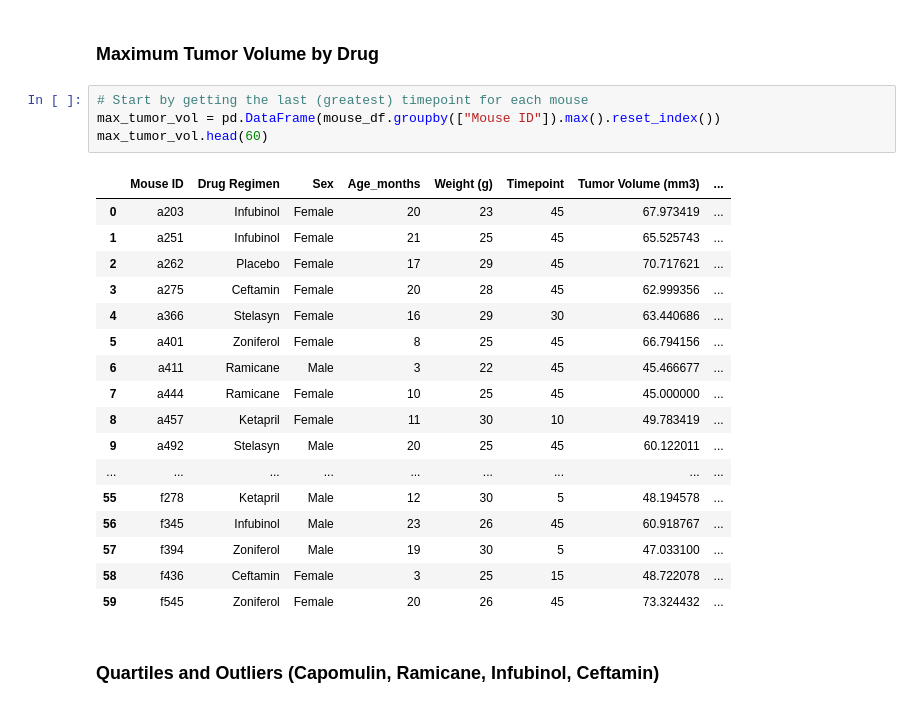
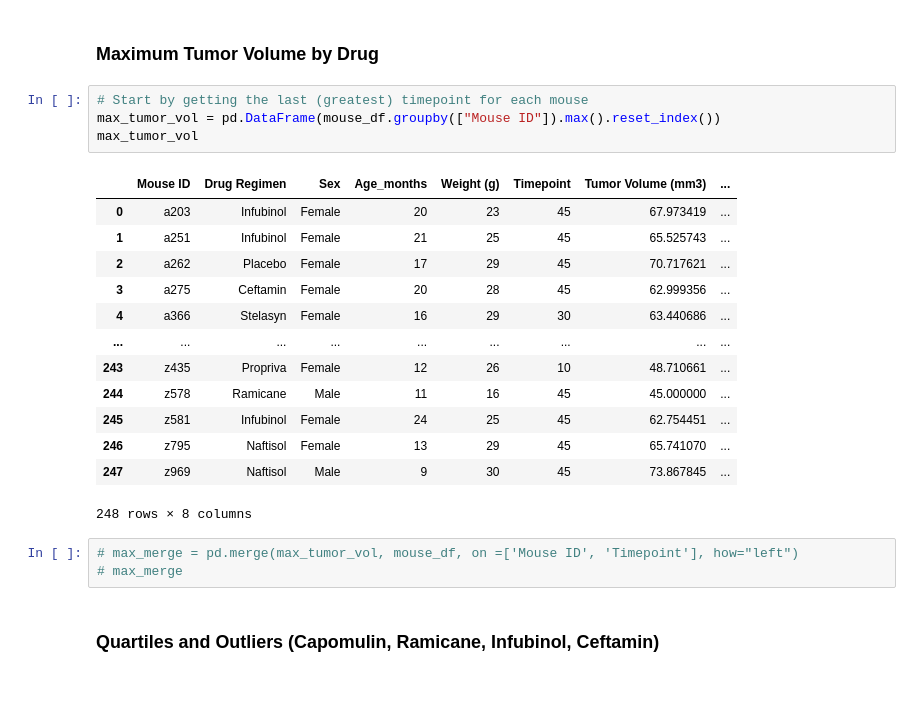
Before and after one commit to HilaryKoerner/PyMaceutical_Matplotlib_Analysis, a Jupyter notebook: Pymaceuticals-Copy7.ipynb, the cells around one changed output. Drawn from its saved outputs; the diff is of its cells as text.

```diff
--- a/Pymaceuticals-Copy7.ipynb
+++ b/Pymaceuticals-Copy7.ipynb
@@ -218,25 +214,24 @@ plt.axis("equal")
 # %%
 # Start by getting the last (greatest) timepoint for each mouse
 max_tumor_vol = pd.DataFrame(mouse_df.groupby(["Mouse ID"]).max().reset_index())
-max_tumor_vol.head(60)
+max_tumor_vol
 # %% [output]
 |  | Mouse ID | Drug Regimen | Sex | Age_months | Weight (g) | Timepoint | Tumor Volume (mm3) | ... |
 | 0 | a203 | Infubinol | Female | 20 | 23 | 45 | 67.973419 | ... |
 | 1 | a251 | Infubinol | Female | 21 | 25 | 45 | 65.525743 | ... |
 | 2 | a262 | Placebo | Female | 17 | 29 | 45 | 70.717621 | ... |
 | 3 | a275 | Ceftamin | Female | 20 | 28 | 45 | 62.999356 | ... |
 | 4 | a366 | Stelasyn | Female | 16 | 29 | 30 | 63.440686 | ... |
-| 5 | a401 | Zoniferol | Female | 8 | 25 | 45 | 66.794156 | ... |
-| 6 | a411 | Ramicane | Male | 3 | 22 | 45 | 45.466677 | ... |
-| 7 | a444 | Ramicane | Female | 10 | 25 | 45 | 45.000000 | ... |
-| 8 | a457 | Ketapril | Female | 11 | 30 | 10 | 49.783419 | ... |
-| 9 | a492 | Stelasyn | Male | 20 | 25 | 45 | 60.122011 | ... |
 | ... | ... | ... | ... | ... | ... | ... | ... | ... |
-| 55 | f278 | Ketapril | Male | 12 | 30 | 5 | 48.194578 | ... |
-| 56 | f345 | Infubinol | Male | 23 | 26 | 45 | 60.918767 | ... |
-| 57 | f394 | Zoniferol | Male | 19 | 30 | 5 | 47.033100 | ... |
-| 58 | f436 | Ceftamin | Female | 3 | 25 | 15 | 48.722078 | ... |
-| 59 | f545 | Zoniferol | Female | 20 | 26 | 45 | 73.324432 | ... |
+| 243 | z435 | Propriva | Female | 12 | 26 | 10 | 48.710661 | ... |
+| 244 | z578 | Ramicane | Male | 11 | 16 | 45 | 45.000000 | ... |
+| 245 | z581 | Infubinol | Female | 24 | 25 | 45 | 62.754451 | ... |
+| 246 | z795 | Naftisol | Female | 13 | 29 | 45 | 65.741070 | ... |
+| 247 | z969 | Naftisol | Male | 9 | 30 | 45 | 73.867845 | ... |
+248 rows × 8 columns
+# %%
+# max_merge = pd.merge(max_tumor_vol, mouse_df, on =['Mouse ID', 'Timepoint'], how="left")
+# max_merge
 # %% [markdown]
 ### Quartiles and Outliers (Capomulin, Ramicane, Infubinol, Ceftamin)
 # %%
```
Also changed, not shown: parts of 6 cells of this notebook.
